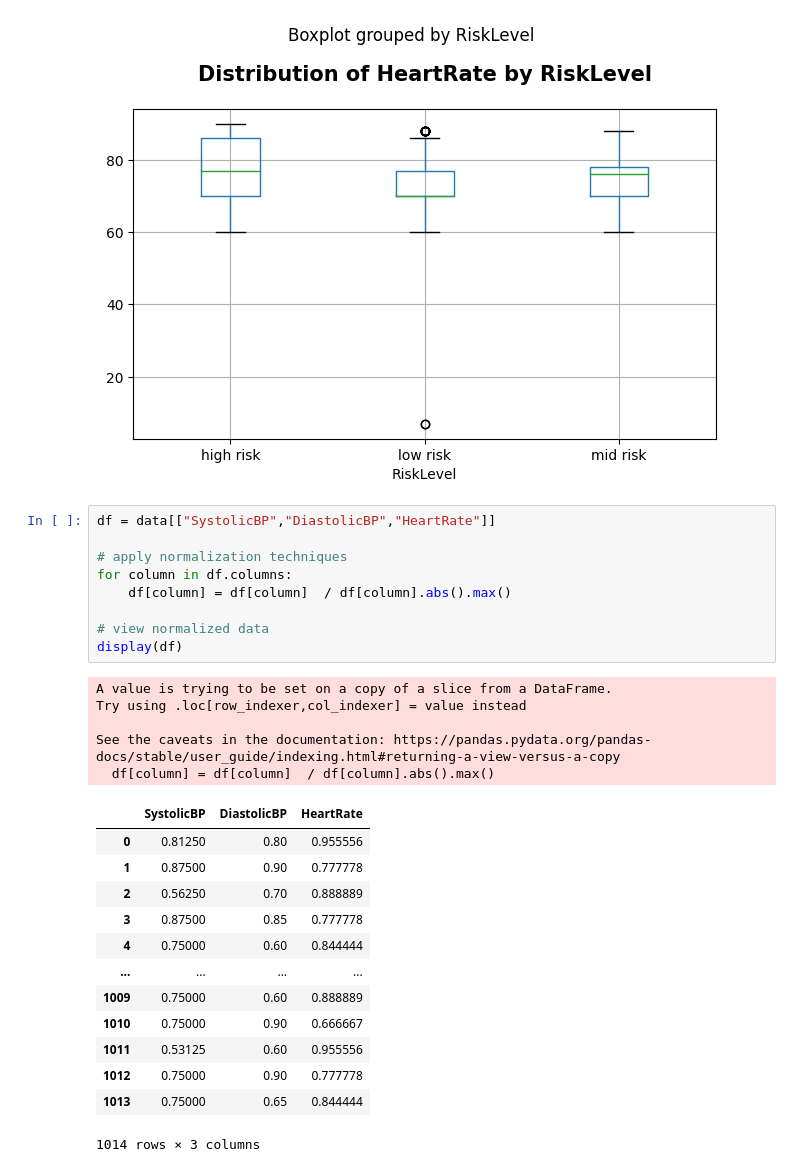
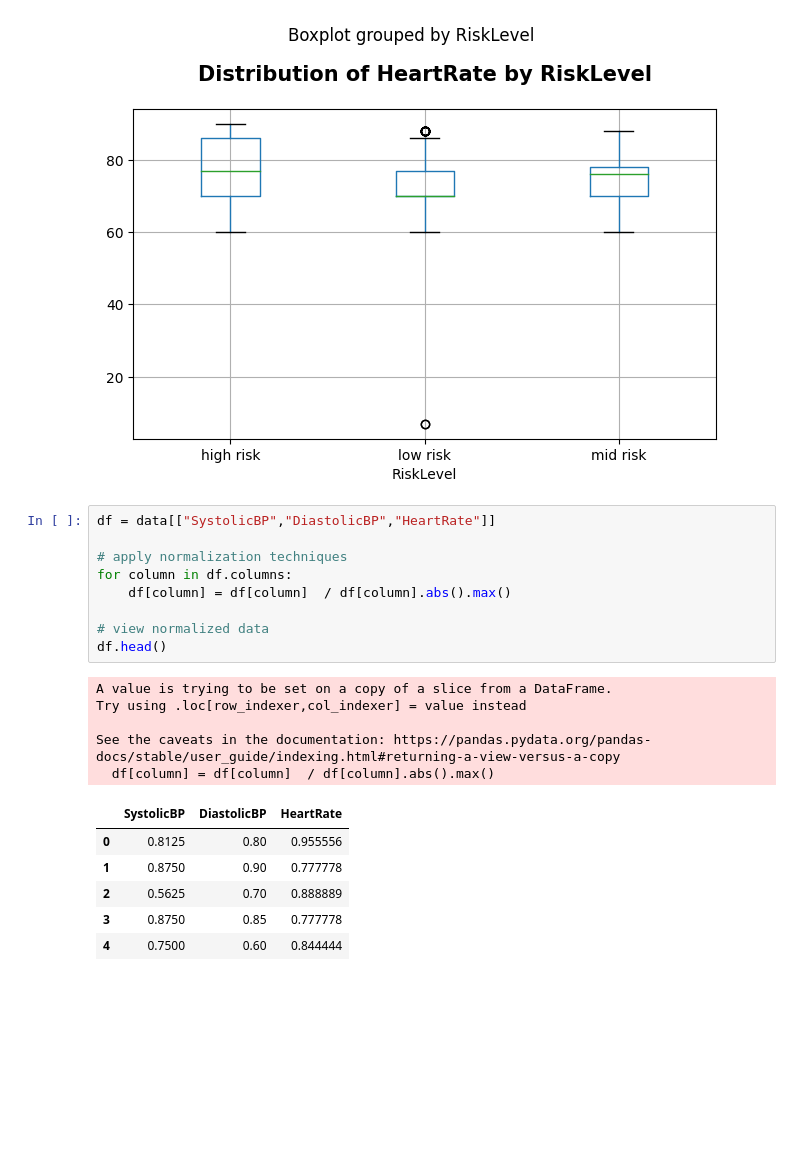
Before and after one commit to AnushkaMazumdar2/Machine_Learning, a Jupyter notebook: MaternalHealth_2348505.ipynb, the cells around one changed output. Cells and saved outputs as stored; diff of their text form; blank space fills up the shorter version.

```diff
--- a/MaternalHealth_2348505.ipynb
+++ b/MaternalHealth_2348505.ipynb
@@ -150,28 +163,21 @@ continous_plot("HeartRate")
 # %%
 df = data[["SystolicBP","DiastolicBP","HeartRate"]]
 
 # apply normalization techniques
 for column in df.columns:
     df[column] = df[column]  / df[column].abs().max()
 
 # view normalized data
-display(df)
+df.head()
 # %% [output]
 A value is trying to be set on a copy of a slice from a DataFrame.
 Try using .loc[row_indexer,col_indexer] = value instead
 
 See the caveats in the documentation: https://pandas.pydata.org/pandas-docs/stable/user_guide/indexing.html#returning-a-view-versus-a-copy
   df[column] = df[column]  / df[column].abs().max()
 |  | SystolicBP | DiastolicBP | HeartRate |
-| 0 | 0.81250 | 0.80 | 0.955556 |
-| 1 | 0.87500 | 0.90 | 0.777778 |
-| 2 | 0.56250 | 0.70 | 0.888889 |
-| 3 | 0.87500 | 0.85 | 0.777778 |
-| 4 | 0.75000 | 0.60 | 0.844444 |
-| ... | ... | ... | ... |
-| 1009 | 0.75000 | 0.60 | 0.888889 |
-| 1010 | 0.75000 | 0.90 | 0.666667 |
-| 1011 | 0.53125 | 0.60 | 0.955556 |
-| 1012 | 0.75000 | 0.90 | 0.777778 |
-| 1013 | 0.75000 | 0.65 | 0.844444 |
+| 0 | 0.8125 | 0.80 | 0.955556 |
+| 1 | 0.8750 | 0.90 | 0.777778 |
+| 2 | 0.5625 | 0.70 | 0.888889 |
+| 3 | 0.8750 | 0.85 | 0.777778 |
+| 4 | 0.7500 | 0.60 | 0.844444 |
-1014 rows × 3 columns
```
Also changed, not shown: parts of 23 cells of this notebook.
